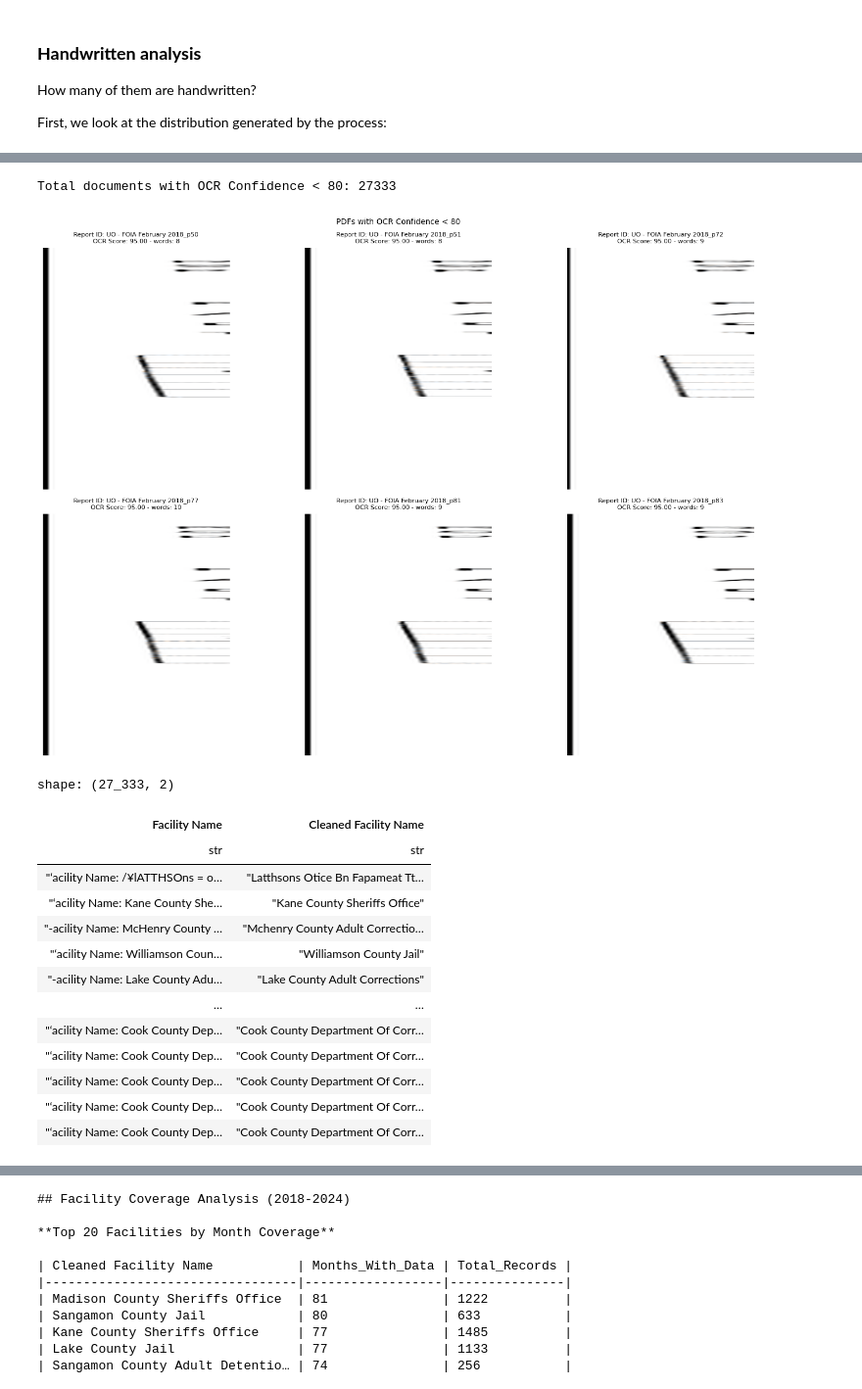
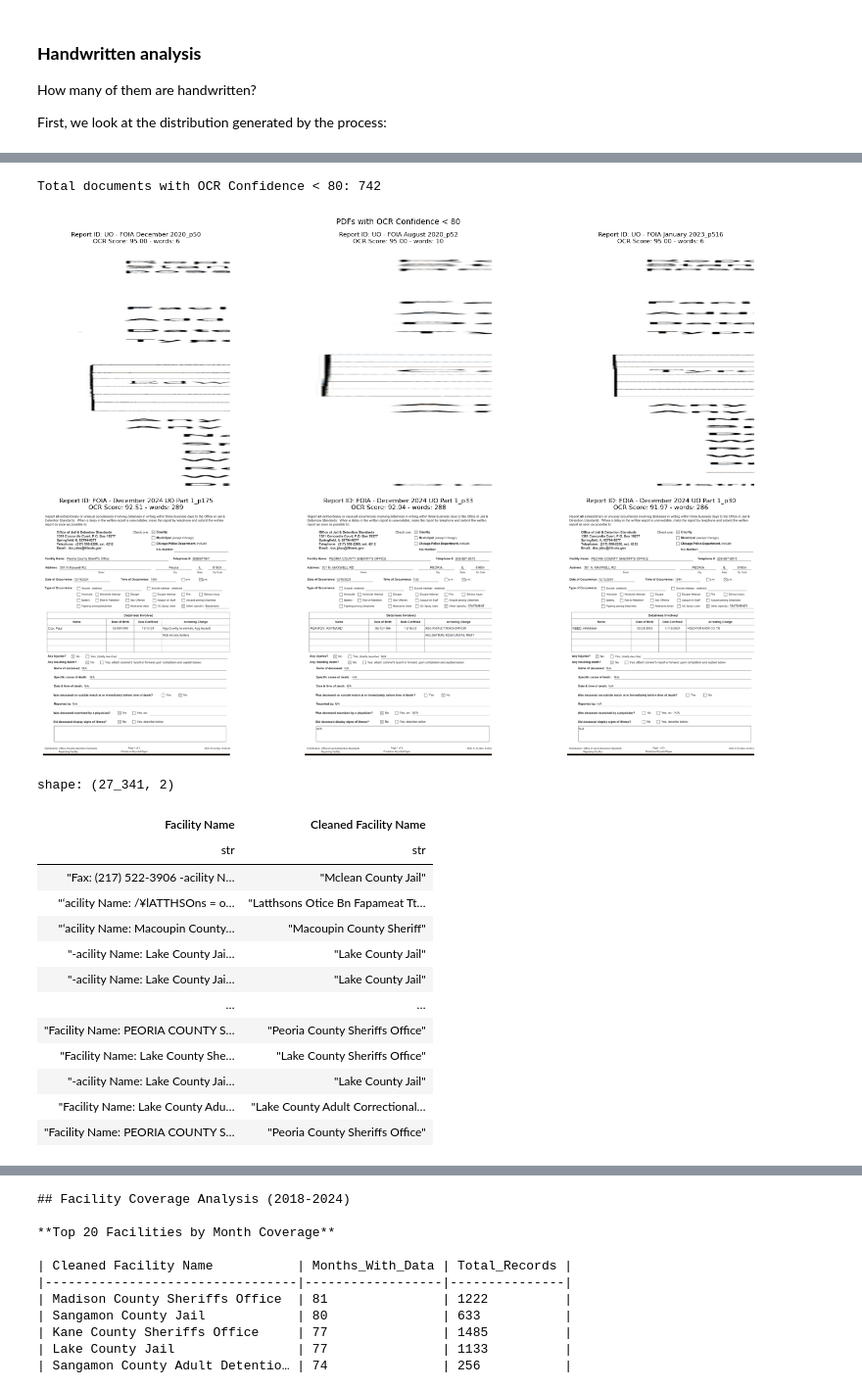
Before and after one commit to mansueto-institute/jail-events, a Jupyter notebook: src/jail-events/notebooks/extraction_report.ipynb, the cells around one changed output, grey strips where cells are left out. Shown at 98% size. Cells and saved outputs as stored; diff of their text form; code cells hidden in the pictures.

```diff
--- a/src/jail-events/notebooks/extraction_report.ipynb
+++ b/src/jail-events/notebooks/extraction_report.ipynb
@@ -59,5 +77,6 @@ How many of them are handwritten?
 First, we look at the distribution generated by the process:
 # %%
 root = Path('..')
-parquet_path = root / 'data/jails-data/output/jails_pdfs.parquet'
+#parquet_path = root / 'data/jails-data/output/jails_pdfs.parquet'
+parquet_path = root / 'data/jails-data/SERVER/output/jails_pdfs_full.parquet'
 df = pl.read_parquet(parquet_path)
@@ -100,36 +121,36 @@ low_ocr_reports = (
     df.filter(pl.col('OCR_Confidence')< 100)
     .select(['Report ID','OCR_Confidence', 'OCR_Word_Count'])
     .sort('OCR_Confidence', descending=True)
     .head(6)
 )
 # count numer of pages below that
-total_pages_threshold = df.filter(pl.col('OCR_Confidence') < 100).height
+total_pages_threshold = df.filter(pl.col('OCR_Confidence') < 80).height
 print(f"Total documents with OCR Confidence < 80: {total_pages_threshold}")
 # Folder with images
 processed_folder = Path('..') / 'data/jails-data/processed'
 # Set up the figure
 fig, axes = plt.subplots(2, 3, figsize=(15, 10))
 fig.suptitle('PDFs with OCR Confidence < 80', fontsize=10)
 
 axes = axes.flatten()
 
 for i, row in enumerate(low_ocr_reports.rows()):
     report_id = row[0]
     ocr_score = row[1]
     word_count = row[2]
     img_path = processed_folder / f"{report_id}.png"
 
     pil_image = Image.open(img_path)
     axes[i].imshow(pil_image)
     axes[i].set_title(f'Report ID: {report_id}\nOCR Score: {ocr_score:.2f} - words: {word_count}', fontsize = 8)
     axes[i].axis('off')
 for i in range(len(low_ocr_reports), 6):
     axes[i].axis('off')
 plt.tight_layout()
 plt.show()
 # %% [output]
-Total documents with OCR Confidence < 80: 27333
+Total documents with OCR Confidence < 80: 742
-[figure, old version]
+[figure, new version]
 # %%
 # Distribution of words:
 # %%
@@ -161,20 +182,20 @@ def clean_facility_name(df):
 df_cleaned = clean_facility_name(df)
 df_cleaned['Facility Name', 'Cleaned Facility Name']
 # %% [output]
-shape: (27_333, 2)
+shape: (27_341, 2)
 | Facility Name | Cleaned Facility Name |
 | str | str |
+| "Fax: (217) 522-3906 -acility N… | "Mclean County Jail" |
 | "‘acility Name: /¥lATTHSOns = o… | "Latthsons Otice Bn Fapameat Tt… |
-| "‘acility Name: Kane County She… | "Kane County Sheriffs Office" |
-| "-acility Name: McHenry County … | "Mchenry County Adult Correctio… |
-| "‘acility Name: Williamson Coun… | "Williamson County Jail" |
-| "-acility Name: Lake County Adu… | "Lake County Adult Corrections" |
+| "‘acility Name: Macoupin County… | "Macoupin County Sheriff" |
+| "-acility Name: Lake County Jai… | "Lake County Jail" |
+| "-acility Name: Lake County Jai… | "Lake County Jail" |
 | … | … |
-| "‘acility Name: Cook County Dep… | "Cook County Department Of Corr… |
-| "‘acility Name: Cook County Dep… | "Cook County Department Of Corr… |
-| "‘acility Name: Cook County Dep… | "Cook County Department Of Corr… |
-| "‘acility Name: Cook County Dep… | "Cook County Department Of Corr… |
-| "‘acility Name: Cook County Dep… | "Cook County Department Of Corr… |
+| "Facility Name: PEORIA COUNTY S… | "Peoria County Sheriffs Office" |
+| "Facility Name: Lake County She… | "Lake County Sheriffs Office" |
+| "-acility Name: Lake County Jai… | "Lake County Jail" |
+| "Facility Name: Lake County Adu… | "Lake County Adult Correctional… |
+| "Facility Name: PEORIA COUNTY S… | "Peoria County Sheriffs Office" |
 # %%
 # Missing info on facility name
 facility_stats = (
```
Also changed, not shown: parts of 8 cells of this notebook, 3 other files.
